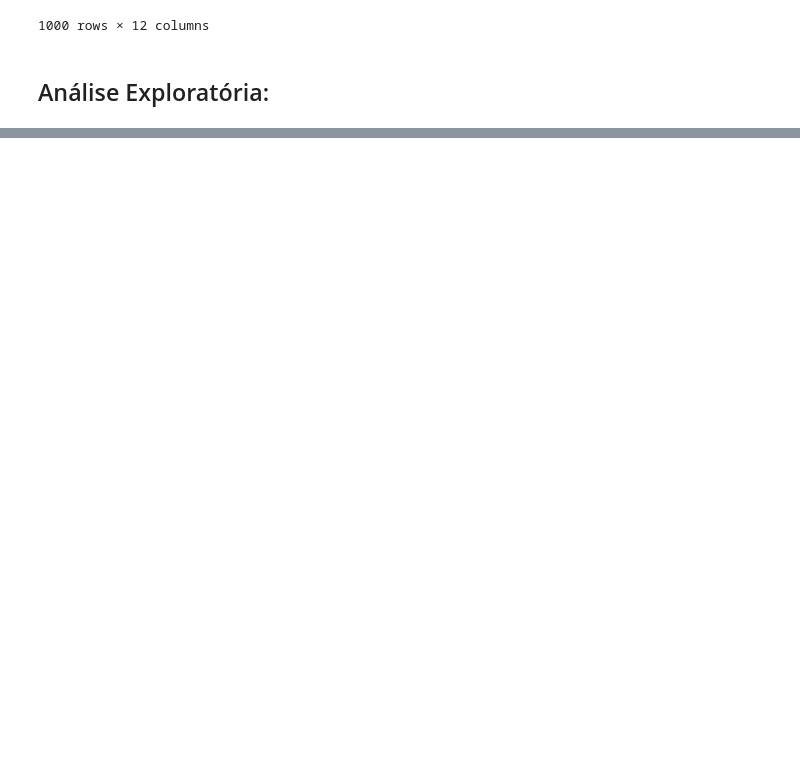
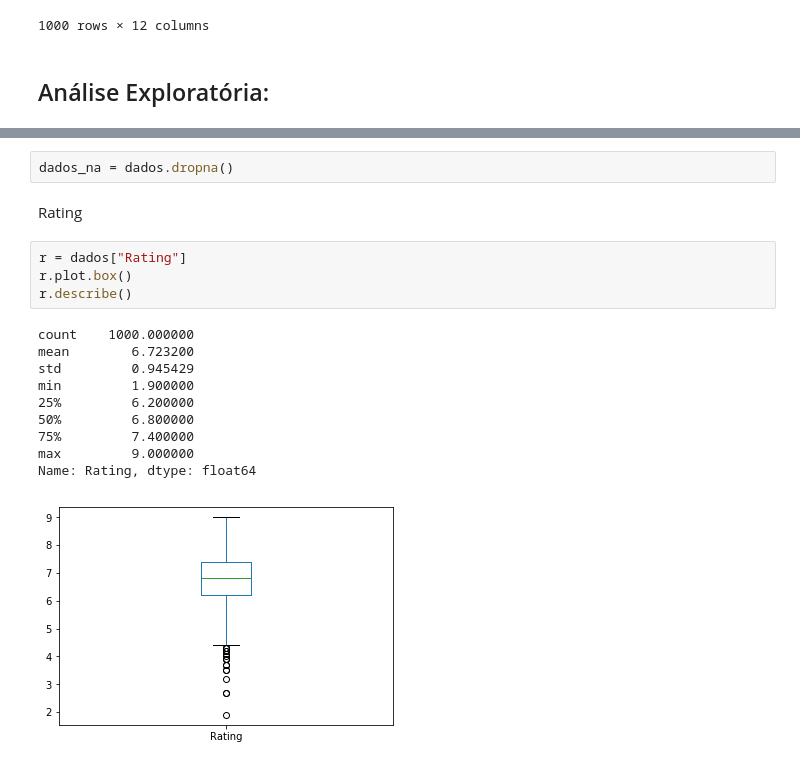
Before and after one commit to lfcarrete/CD_Projeto_3, a Jupyter notebook: Projeto 3.ipynb, the cells around one changed output, grey strips where cells are left out. Cells and saved outputs as stored; diff of their text form; blank space fills up the shorter version.

```diff
--- a/Projeto 3.ipynb
+++ b/Projeto 3.ipynb
@@ -77,0 +101,19 @@ dados
+# %%
+dados_na = dados.dropna()
+# %% [markdown]
+Rating
+# %%
+r = dados["Rating"]
+r.plot.box()
+r.describe()
+# %% [output]
+count    1000.000000
+mean        6.723200
+std         0.945429
+min         1.900000
+25%         6.200000
+50%         6.800000
+75%         7.400000
+max         9.000000
+Name: Rating, dtype: float64
+[figure, added]
```
Also changed, not shown: parts of 12 cells of this notebook.
